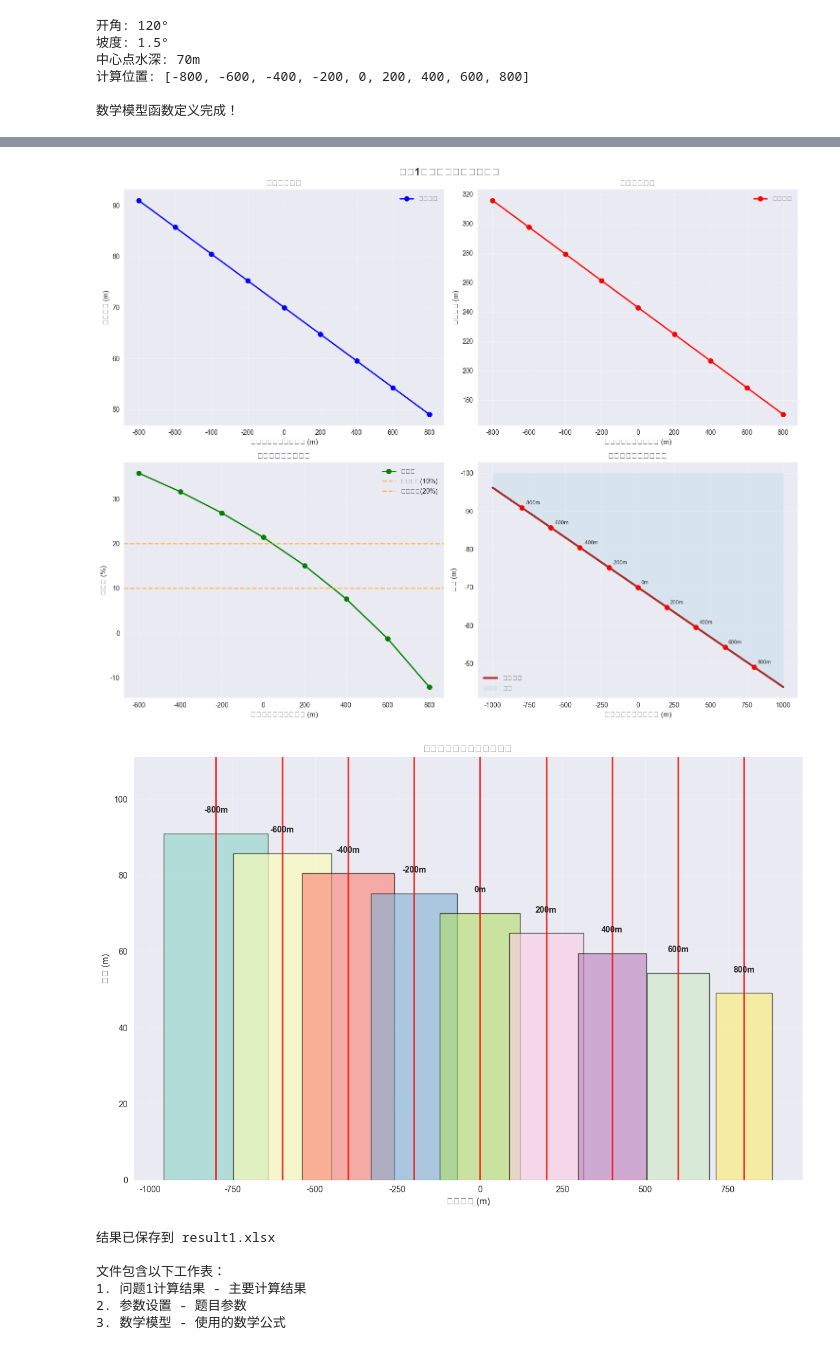
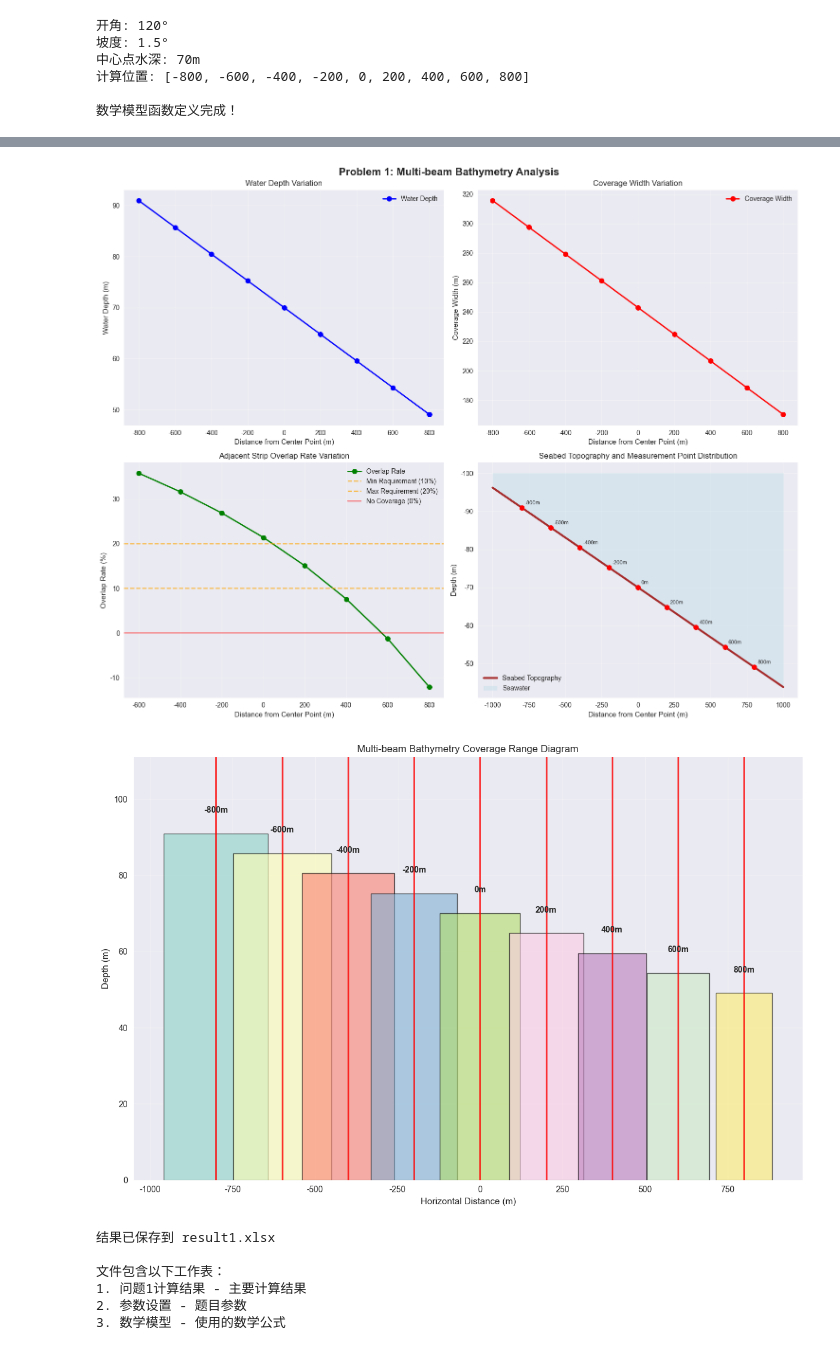
Before and after one commit to qianliq/CUMCM2023B, a Jupyter notebook: q1/q1.ipynb, the cells around one changed output, grey strips where cells are left out. Cells and saved outputs as stored; diff of their text form; code cells hidden in the pictures.

```diff
--- a/q1/q1.ipynb
+++ b/q1/q1.ipynb
@@ -190,29 +190,29 @@ print(df_results.to_string(index=False))
           600   54.29  188.45        -1.31
           800   49.05  170.27       -12.12
 # %%
-# 创建综合可视化图表
+# Create comprehensive visualization charts
 fig, ((ax1, ax2), (ax3, ax4)) = plt.subplots(2, 2, figsize=(15, 12))
-fig.suptitle('问题1：多波束测深指标分析', fontsize=16, fontweight='bold')
+fig.suptitle('Problem 1: Multi-beam Bathymetry Analysis', fontsize=16, fontweight='bold')
 
-# 1. 水深变化图
+# 1. Water depth variation chart
 ax1.plot(positions, [results['海水深度/m'][i] for i in range(len(positions))],
-         'bo-', linewidth=2, markersize=8, label='海水深度')
-ax1.set_xlabel('测线距中心点处的距离 (m)')
-ax1.set_ylabel('海水深度 (m)')
-ax1.set_title('海水深度变化')
+         'bo-', linewidth=2, markersize=8, label='Water Depth')
+ax1.set_xlabel('Distance from Center Point (m)')
+ax1.set_ylabel('Water Depth (m)')
+ax1.set_title('Water Depth Variation')
 ax1.grid(True, alpha=0.3)
 ax1.legend()
 
-# 2. 覆盖宽度变化图
+# 2. Coverage width variation chart
 ax2.plot(positions, [results['覆盖宽度/m'][i] for i in range(len(positions))],
-         'ro-', linewidth=2, markersize=8, label='覆盖宽度', color='red')
-ax2.set_xlabel('测线距中心点处的距离 (m)')
-ax2.set_ylabel('覆盖宽度 (m)')
-ax2.set_title('覆盖宽度变化')
+         'ro-', linewidth=2, markersize=8, label='Coverage Width', color='red')
+ax2.set_xlabel('Distance from Center Point (m)')
+ax2.set_ylabel('Coverage Width (m)')
+ax2.set_title('Coverage Width Variation')
 ax2.grid(True, alpha=0.3)
 ax2.legend()
 
-# 3. 重叠率变化图（排除第一个点）
+# 3. Overlap rate variation chart (excluding the first point)
 overlap_values = []
 overlap_positions = []
 for i in range(1, len(positions)):
@@ -221,74 +221,75 @@ for i in range(1, len(positions)):
         overlap_positions.append(positions[i])
 
 ax3.plot(overlap_positions, overlap_values, 'go-', linewidth=2, markersize=8,
-         label='重叠率', color='green')
-ax3.axhline(y=10, color='orange', linestyle='--', alpha=0.7, label='最低要求(10%)')
-ax3.axhline(y=20, color='orange', linestyle='--', alpha=0.7, label='最高要求(20%)')
-ax3.set_xlabel('测线距中心点处的距离 (m)')
-ax3.set_ylabel('重叠率 (%)')
-ax3.set_title('相邻条带重叠率变化')
+         label='Overlap Rate', color='green')
+ax3.axhline(y=10, color='orange', linestyle='--', alpha=0.7, label='Min Requirement (10%)')
+ax3.axhline(y=20, color='orange', linestyle='--', alpha=0.7, label='Max Requirement (20%)')
+ax3.axhline(y=0, color='red', linestyle='-', alpha=0.5, label='No Coverage (0%)')
+ax3.set_xlabel('Distance from Center Point (m)')
+ax3.set_ylabel('Overlap Rate (%)')
+ax3.set_title('Adjacent Strip Overlap Rate Variation')
 ax3.grid(True, alpha=0.3)
 ax3.legend()
 
-# 4. 海底地形示意图
+# 4. Seabed topography diagram
 x_terrain = np.linspace(-1000, 1000, 100)
 y_terrain = -calculate_depth(x_terrain, D0, alpha_rad)
 
-ax4.plot(x_terrain, y_terrain, 'brown', linewidth=3, label='海底地形')
-ax4.fill_between(x_terrain, y_terrain, -100, alpha=0.3, color='lightblue', label='海水')
+ax4.plot(x_terrain, y_terrain, 'brown', linewidth=3, label='Seabed Topography')
+ax4.fill_between(x_terrain, y_terrain, -100, alpha=0.3, color='lightblue', label='Seawater')
 
-# 标记测量点
+# Mark measurement points
 for i, pos in enumerate(positions):
     depth = results['海水深度/m'][i]
     ax4.plot(pos, -depth, 'ro', markersize=8)
     ax4.annotate(f'{pos}m', (pos, -depth), xytext=(5, 5),
                 textcoords='offset points', fontsize=8)
 
-ax4.set_xlabel('测线距中心点处的距离 (m)')
-ax4.set_ylabel('深度 (m)')
-ax4.set_title('海底地形与测量点分布')
+ax4.set_xlabel('Distance from Center Point (m)')
+ax4.set_ylabel('Depth (m)')
+ax4.set_title('Seabed Topography and Measurement Point Distribution')
 ax4.grid(True, alpha=0.3)
 ax4.legend()
-ax4.invert_yaxis()  # 反转y轴，使深度向下
+ax4.invert_yaxis()  # Invert y-axis to show depth downward
 
 plt.tight_layout()
 plt.show()
 
-# 创建覆盖范围示意图
+# Create coverage range diagram
 fig, ax = plt.subplots(1, 1, figsize=(12, 8))
 
-# 绘制多波束覆盖范围示意图
+# Draw multi-beam coverage range diagram
 colors = plt.cm.Set3(np.linspace(0, 1, len(positions)))
 
 for i, (pos, color) in enumerate(zip(positions, colors)):
     depth = results['海水深度/m'][i]
     width = results['覆盖宽度/m'][i]
 
-    # 绘制覆盖范围矩形
+    # Draw coverage range rectangle
     left = pos - width/2
     right = pos + width/2
     bottom = 0
     height = depth
 
     rect = plt.Rectangle((left, bottom), width, height,
                         alpha=0.6, facecolor=color, edgecolor='black', linewidth=1)
     ax.add_patch(rect)
 
-    # 标记测线位置
+    # Mark survey line position
     ax.axvline(x=pos, color='red', linestyle='-', alpha=0.8, linewidth=2)
     ax.text(pos, height + 5, f'{pos}m', ha='center', va='bottom', fontweight='bold')
 
-ax.set_xlabel('水平距离 (m)')
-ax.set_ylabel('深度 (m)')
-ax.set_title('多波束测深覆盖范围示意图')
+ax.set_xlabel('Horizontal Distance (m)')
+ax.set_ylabel('Depth (m)')
+ax.set_title('Multi-beam Bathymetry Coverage Range Diagram')
 ax.grid(True, alpha=0.3)
 ax.set_ylim(0, max([results['海水深度/m'][i] for i in range(len(positions))]) + 20)
 
 plt.tight_layout()
 plt.show()
 # %% [output]
-[figure, old version]
+[figure, new version]
-[figure, old version]
+[figure, new version]
 # %%
 # 保存结果到Excel文件
 excel_filename = 'result1.xlsx'
```
Also changed, not shown: 1 other file.
